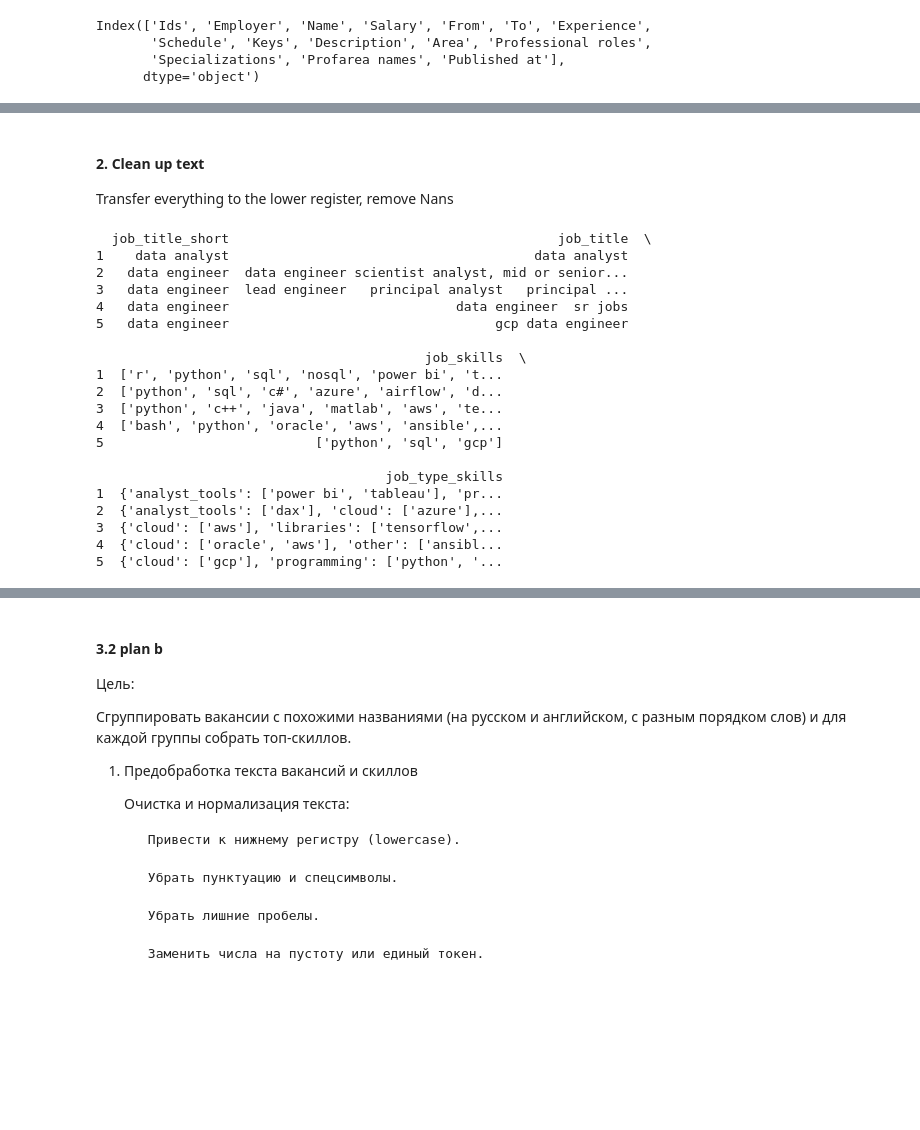
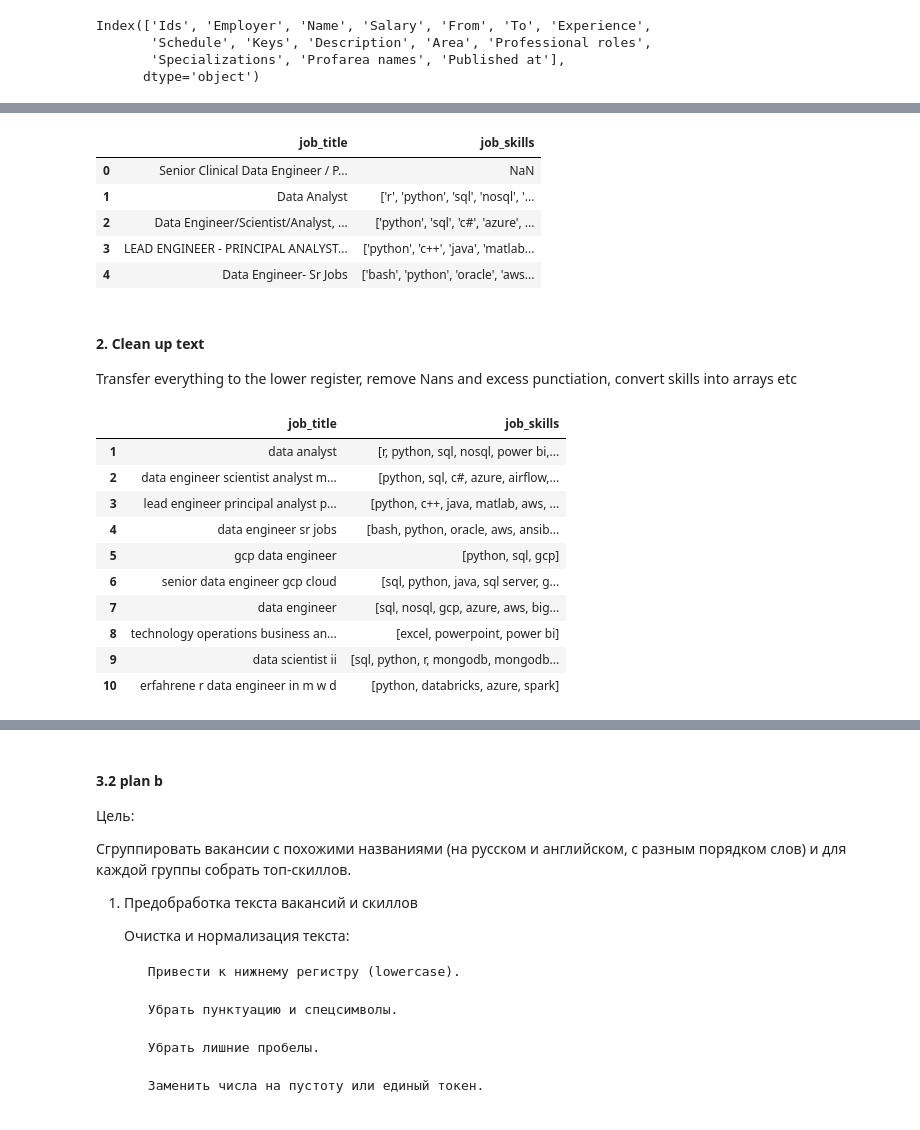
Before and after one commit to IU-Capstone-Project-2025/KIZAK, a Jupyter notebook: ml/jv_mapping.ipynb, the cells around one changed output, grey strips where cells are left out. Drawn from its saved outputs; the diff is of its cells as text; code cells hidden in the pictures; blank space fills up the shorter version.

```diff
--- a/ml/jv_mapping.ipynb
+++ b/ml/jv_mapping.ipynb
@@ -53,45 +53,56 @@ data_ru.head()
+# %%
+data_ru.rename(columns = {'Name': 'job_title', 'Keys': 'job_skills'}, inplace = True)
+
+data_combined = pd.concat([data_en, data_ru], ignore_index=True)
+data_combined.head()
+# %% [output]
+|  | job_title | job_skills |
+| 0 | Senior Clinical Data Engineer / P... | NaN |
+| 1 | Data Analyst | ['r', 'python', 'sql', 'nosql', '... |
+| 2 | Data Engineer/Scientist/Analyst, ... | ['python', 'sql', 'c#', 'azure', ... |
+| 3 | LEAD ENGINEER - PRINCIPAL ANALYST... | ['python', 'c++', 'java', 'matlab... |
+| 4 | Data Engineer- Sr Jobs | ['bash', 'python', 'oracle', 'aws... |
 # %% [markdown]
 
 #### 2. Clean up text
 
-Transfer everything to the lower register, remove Nans
+Transfer everything to the lower register, remove Nans and excess punctiation, convert skills into arrays etc
 # %%
 import re
+import ast
 
-data_en = data_en.dropna()
-data_ru = data_ru.dropna()
+data_combined = data_combined.dropna()
+data_combined['job_skills'] = data_combined['job_skills'].apply(ast.literal_eval)
 
-def clean(text):
-    try:
-        text = text.lower() #lower case
-        text = re.sub(r'[-/()]', ' ', text)
-        return text
-    except Exception as e:
-        print(text)
+def clean_text(text):
+    text = text.lower()
+    text = re.sub(r'[-/()]', ' ', text)
+    text = re.sub(r'[^a-zA-Zа-яА-Я0-9+#+.]', ' ', text)
+    text = re.sub(r'\b\d+\b', '', text)
+    text = re.sub(r'\s+', ' ', text).strip()
+    return text
 
-for dataset in data_en, data_ru:
-    for col in dataset:
-        dataset[col] = dataset[col].apply(clean)
+def clean_cell(cell):
+    if isinstance(cell, list):
+        return [clean_text(item) for item in cell if isinstance(item, str)]
+    elif isinstance(cell, str):
+        return clean_text(cell)
+    else:
+        return cell
+
+for col in data_combined.columns:
+    data_combined[col] = data_combined[col].apply(clean_cell)
 # %%
-print(data_en.head())
+data_combined.head(10)
 # %% [output]
-  job_title_short                                          job_title  \
-1    data analyst                                       data analyst
-2   data engineer  data engineer scientist analyst, mid or senior...
-3   data engineer  lead engineer   principal analyst   principal ...
-4   data engineer                             data engineer  sr jobs
-5   data engineer                                  gcp data engineer
-
-                                          job_skills  \
-1  ['r', 'python', 'sql', 'nosql', 'power bi', 't...
-2  ['python', 'sql', 'c#', 'azure', 'airflow', 'd...
-3  ['python', 'c++', 'java', 'matlab', 'aws', 'te...
-4  ['bash', 'python', 'oracle', 'aws', 'ansible',...
-5                           ['python', 'sql', 'gcp']
-
-                                     job_type_skills
-1  {'analyst_tools': ['power bi', 'tableau'], 'pr...
-2  {'analyst_tools': ['dax'], 'cloud': ['azure'],...
-3  {'cloud': ['aws'], 'libraries': ['tensorflow',...
-4  {'cloud': ['oracle', 'aws'], 'other': ['ansibl...
-5  {'cloud': ['gcp'], 'programming': ['python', '...
+|  | job_title | job_skills |
+| 1 | data analyst | [r, python, sql, nosql, power bi,... |
+| 2 | data engineer scientist analyst m... | [python, sql, c#, azure, airflow,... |
+| 3 | lead engineer principal analyst p... | [python, c++, java, matlab, aws, ... |
+| 4 | data engineer sr jobs | [bash, python, oracle, aws, ansib... |
+| 5 | gcp data engineer | [python, sql, gcp] |
+| 6 | senior data engineer gcp cloud | [sql, python, java, sql server, g... |
+| 7 | data engineer | [sql, nosql, gcp, azure, aws, big... |
+| 8 | technology operations business an... | [excel, powerpoint, power bi] |
+| 9 | data scientist ii | [sql, python, r, mongodb, mongodb... |
+| 10 | erfahrene r data engineer in m w d | [python, databricks, azure, spark] |
```
Also changed, not shown: parts of 24 cells of this notebook.
